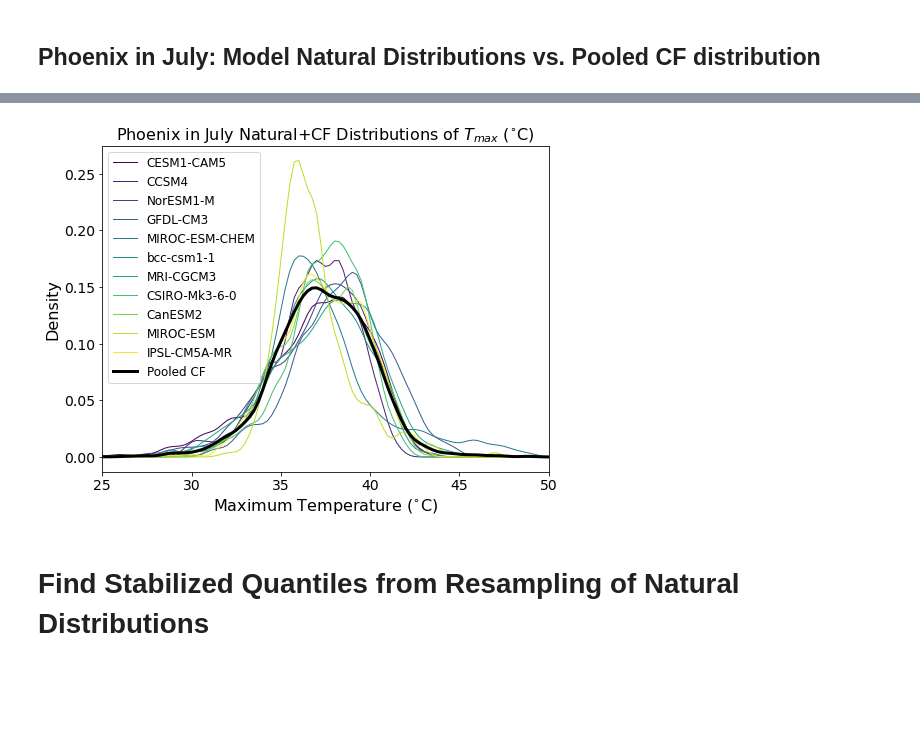
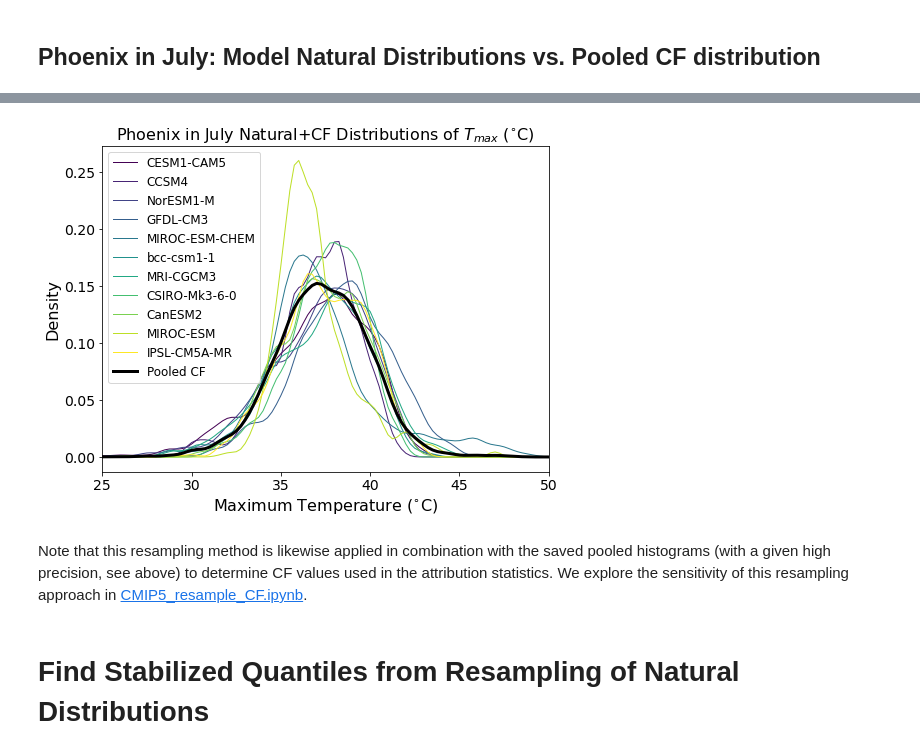
Before and after one commit to climatecentral/gilford22_attframework, a Jupyter notebook: CMIP5_create_CFdistribution.ipynb, the cells around one changed output, grey strips where cells are left out. Cells and saved outputs as stored; diff of their text form; code cells hidden in the pictures; blank space fills up the shorter version.

Commit message:
add resample notebook/transition over

```diff
--- a/CMIP5_create_CFdistribution.ipynb
+++ b/CMIP5_create_CFdistribution.ipynb
@@ -241,40 +221,42 @@ mon_zarrname='pooledCF_mon'+str(eg_month).zfill(2)+'.zarr'
 ds_in=util.load_zarr_local(pooled_savepath,mon_zarrname)
 dist_pooled=ds_in[pooledvarname].sel(lon=eg_loc[0],lat=eg_loc[1],method='nearest').load()
 # randomly sample the distribution
-pooled_values=randomly_sample_histogram(dist_pooled,bins=dist_pooled[binkey])
+pooled_values=util.randomly_sample_histogram(dist_pooled,bins=dist_pooled[binkey])
 # calculate a kernel density estimation for the resampled pooled distribution
 pooled_kde=gaussian_kde(pooled_values.values,bw_method='silverman')
 
 # loop over the models
 for ki,mname in enumerate(modelnames):
 
     # isolate this particular model's distribution at the example location
     dist_ki=ds_in[mname].sel(lon=eg_loc[0],lat=eg_loc[1],method='nearest').load()
 
     # resample the distributions
-    resampled_ki=randomly_sample_histogram(dist_ki,bins=dist_ki[binkey])
+    resampled_ki=util.randomly_sample_histogram(dist_ki,bins=dist_ki[binkey])
 
     # calculate a kernel density estimation for the model's distribution
     ki_kde=gaussian_kde(resampled_ki.values,bw_method='silverman')
 
     # plot the result
     plt.plot(kbins,ki_kde(kbins),lw=1,color=cols_models[ki],label=mname)
 
 # plot the pooled results
 plt.plot(kbins,pooled_kde(kbins),lw=3,color='k',label='Pooled CF')
 
 # set other aspects of the plot
 plt.xlabel('Maximum Temperature ($^{\circ}$C)',fontsize=16)
 plt.ylabel('Density',fontsize=16)
 plt.xticks(fontsize=14)
 plt.yticks(fontsize=14)
 plt.xlim([25,50])
 plt.legend(loc='upper left',fontsize=12)
 plt.title('Phoenix in July Natural+CF Distributions of $T_{max}$ ($^{\circ}$C)',fontsize=16)
 
 plt.show()
 # %% [output]
-[figure, old version]
+[figure, new version]
+# %% [markdown]
+Note that this resampling method is likewise applied in combination with the saved pooled histograms (with a given high precision, see above) to determine CF values used in the attribution statistics. We explore the sensitivity of this resampling approach in [CMIP5_resample_CF.ipynb](./CMIP5_resample_CF.ipynb).
 # %% [markdown]
 # Find Stabilized Quantiles from Resampling of Natural Distributions
 # %% [markdown]
```
Also changed, not shown: parts of 11 cells of this notebook, 2 other files.
